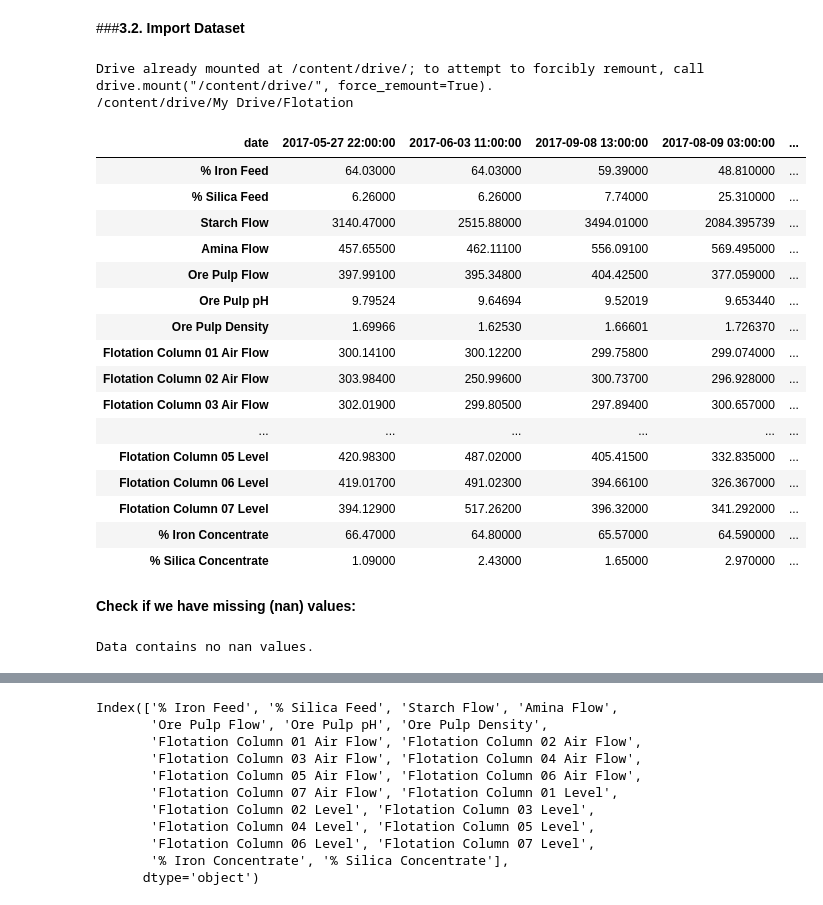
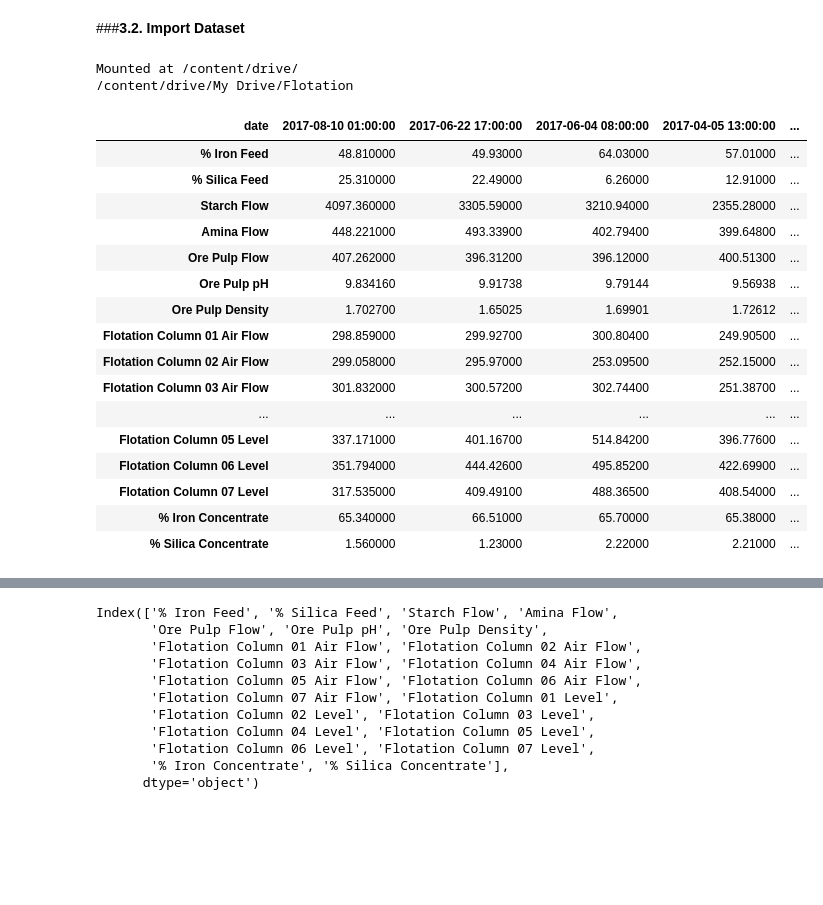
Before and after one commit to arifaygun/ML_Calisma_Notebooklari, a Jupyter notebook: AA_Graduate_Project_1Std.ipynb, the cells around one changed output, grey strips where cells are left out. Drawn from its saved outputs; the diff is of its cells as text; code cells hidden in the pictures; blank space fills up the shorter version.

```diff
--- a/AA_Graduate_Project_1Std.ipynb
+++ b/AA_Graduate_Project_1Std.ipynb
@@ -74,40 +74,29 @@ from fastai.tabular import *
 # %%
 from google.colab import drive
 drive.mount('/content/drive/')
 %cd /content/drive/My Drive/Flotation/
 
-flotation = pd.read_csv('Flotation_Plant.csv', parse_dates = True, index_col = 'date',decimal=',')
+flotation = pd.read_csv('Flotation_Plant.csv',
+                        parse_dates = True, index_col = 'date',decimal=',')
 flotation.sample(5).T
 # %% [output]
-Drive already mounted at /content/drive/; to attempt to forcibly remount, call drive.mount("/content/drive/", force_remount=True).
+Mounted at /content/drive/
 /content/drive/My Drive/Flotation
-| date | 2017-05-27 22:00:00 | 2017-06-03 11:00:00 | 2017-09-08 13:00:00 | 2017-08-09 03:00:00 | ... |
-| % Iron Feed | 64.03000 | 64.03000 | 59.39000 | 48.810000 | ... |
-| % Silica Feed | 6.26000 | 6.26000 | 7.74000 | 25.310000 | ... |
-| Starch Flow | 3140.47000 | 2515.88000 | 3494.01000 | 2084.395739 | ... |
-| Amina Flow | 457.65500 | 462.11100 | 556.09100 | 569.495000 | ... |
-| Ore Pulp Flow | 397.99100 | 395.34800 | 404.42500 | 377.059000 | ... |
-| Ore Pulp pH | 9.79524 | 9.64694 | 9.52019 | 9.653440 | ... |
-| Ore Pulp Density | 1.69966 | 1.62530 | 1.66601 | 1.726370 | ... |
-| Flotation Column 01 Air Flow | 300.14100 | 300.12200 | 299.75800 | 299.074000 | ... |
-| Flotation Column 02 Air Flow | 303.98400 | 250.99600 | 300.73700 | 296.928000 | ... |
-| Flotation Column 03 Air Flow | 302.01900 | 299.80500 | 297.89400 | 300.657000 | ... |
+| date | 2017-08-10 01:00:00 | 2017-06-22 17:00:00 | 2017-06-04 08:00:00 | 2017-04-05 13:00:00 | ... |
+| % Iron Feed | 48.810000 | 49.93000 | 64.03000 | 57.01000 | ... |
+| % Silica Feed | 25.310000 | 22.49000 | 6.26000 | 12.91000 | ... |
+| Starch Flow | 4097.360000 | 3305.59000 | 3210.94000 | 2355.28000 | ... |
+| Amina Flow | 448.221000 | 493.33900 | 402.79400 | 399.64800 | ... |
+| Ore Pulp Flow | 407.262000 | 396.31200 | 396.12000 | 400.51300 | ... |
+| Ore Pulp pH | 9.834160 | 9.91738 | 9.79144 | 9.56938 | ... |
+| Ore Pulp Density | 1.702700 | 1.65025 | 1.69901 | 1.72612 | ... |
+| Flotation Column 01 Air Flow | 298.859000 | 299.92700 | 300.80400 | 249.90500 | ... |
+| Flotation Column 02 Air Flow | 299.058000 | 295.97000 | 253.09500 | 252.15000 | ... |
+| Flotation Column 03 Air Flow | 301.832000 | 300.57200 | 302.74400 | 251.38700 | ... |
 | ... | ... | ... | ... | ... | ... |
-| Flotation Column 05 Level | 420.98300 | 487.02000 | 405.41500 | 332.835000 | ... |
-| Flotation Column 06 Level | 419.01700 | 491.02300 | 394.66100 | 326.367000 | ... |
-| Flotation Column 07 Level | 394.12900 | 517.26200 | 396.32000 | 341.292000 | ... |
-| % Iron Concentrate | 66.47000 | 64.80000 | 65.57000 | 64.590000 | ... |
-| % Silica Concentrate | 1.09000 | 2.43000 | 1.65000 | 2.970000 | ... |
+| Flotation Column 05 Level | 337.171000 | 401.16700 | 514.84200 | 396.77600 | ... |
+| Flotation Column 06 Level | 351.794000 | 444.42600 | 495.85200 | 422.69900 | ... |
+| Flotation Column 07 Level | 317.535000 | 409.49100 | 488.36500 | 408.54000 | ... |
+| % Iron Concentrate | 65.340000 | 66.51000 | 65.70000 | 65.38000 | ... |
+| % Silica Concentrate | 1.560000 | 1.23000 | 2.22000 | 2.21000 | ... |
-# %% [markdown]
-**Check if we have missing (nan) values:**
-# %%
-shape1 = flotation.shape
-flotation = flotation.dropna()
-shape2 = flotation.shape
-if shape1 == shape2:
-    print('Data contains no nan values.')
-else:
-    print('Data contains nan values.')
-# %% [output]
-Data contains no nan values.
 # %%
```
Also changed, not shown: parts of 20 cells of this notebook.
